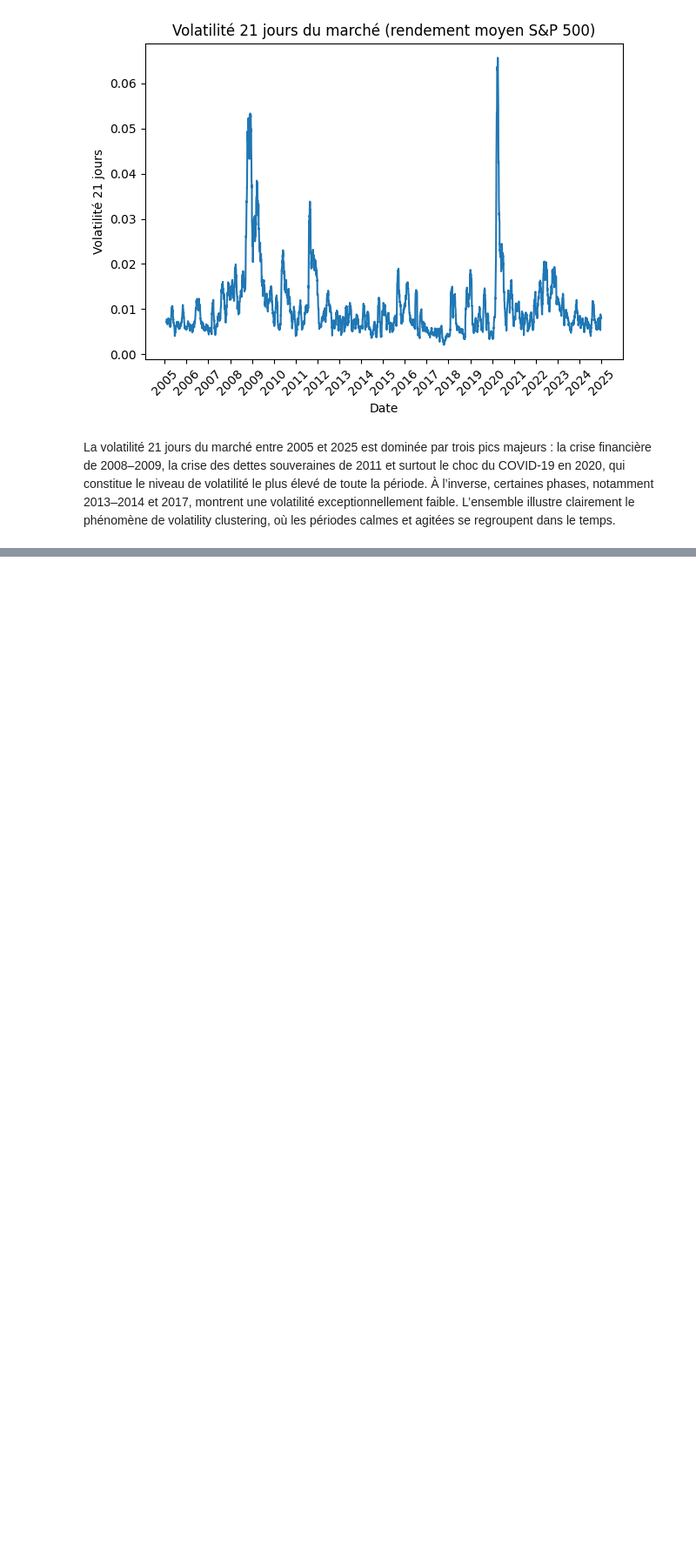
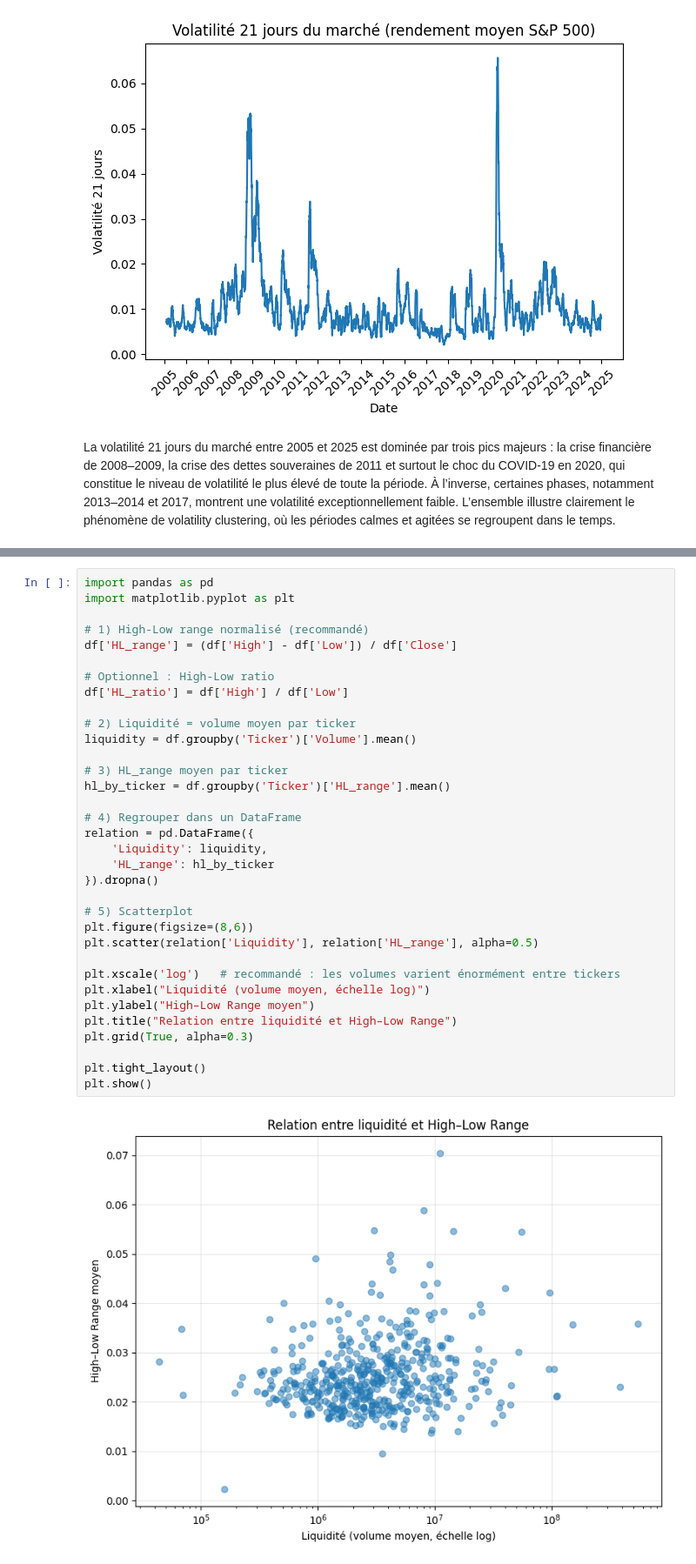
Before and after one commit to diabitbol/alpha-ranking-benchmark, a Jupyter notebook: description/description_1.ipynb, the cells around one changed output, grey strips where cells are left out. Shown: that part at 87% size. Cells and saved outputs as stored; diff of their text form; blank space fills up the shorter version.

```diff
--- a/description/description_1.ipynb
+++ b/description/description_1.ipynb
@@ -185,0 +227,36 @@ La volatilité 21 jours du marché entre 2005 et 2025 est dominée par trois pic
+# %%
+import pandas as pd
+import matplotlib.pyplot as plt
+
+# 1) High-Low range normalisé (recommandé)
+df['HL_range'] = (df['High'] - df['Low']) / df['Close']
+
+# Optionnel : High-Low ratio
+df['HL_ratio'] = df['High'] / df['Low']
+
+# 2) Liquidité = volume moyen par ticker
+liquidity = df.groupby('Ticker')['Volume'].mean()
+
+# 3) HL_range moyen par ticker
+hl_by_ticker = df.groupby('Ticker')['HL_range'].mean()
+
+# 4) Regrouper dans un DataFrame
+relation = pd.DataFrame({
+    'Liquidity': liquidity,
+    'HL_range': hl_by_ticker
+}).dropna()
+
+# 5) Scatterplot
+plt.figure(figsize=(8,6))
+plt.scatter(relation['Liquidity'], relation['HL_range'], alpha=0.5)
+
+plt.xscale('log')   # recommandé : les volumes varient énormément entre tickers
+plt.xlabel("Liquidité (volume moyen, échelle log)")
+plt.ylabel("High–Low Range moyen")
+plt.title("Relation entre liquidité et High–Low Range")
+plt.grid(True, alpha=0.3)
+
+plt.tight_layout()
+plt.show()
+# %% [output]
+[figure, added]
```
Also changed, not shown: parts of 7 cells of this notebook.
